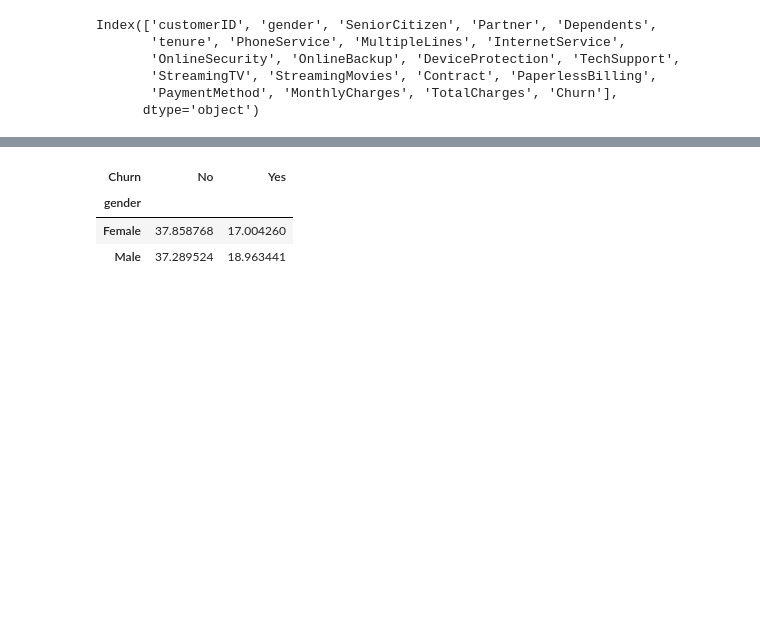
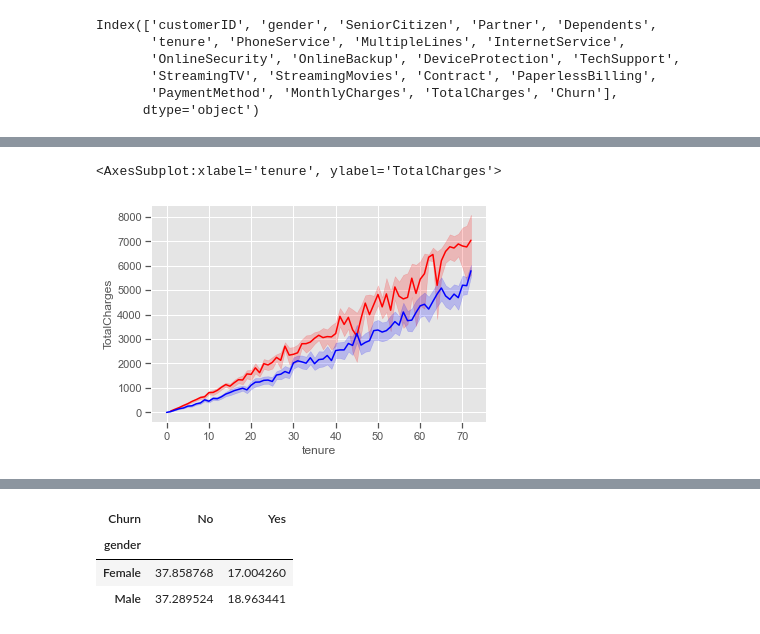
Before and after one commit to VIP509/Churn-Analysis-BA, a Jupyter notebook: ChurnAnalysis.ipynb, the cells around one changed output, grey strips where cells are left out. Saved outputs shown, nothing was run; the diff lists cells and outputs as text; code cells hidden in the pictures; blank space fills up the shorter version.

```diff
--- a/ChurnAnalysis.ipynb
+++ b/ChurnAnalysis.ipynb
@@ -293 +271,7 @@ bar_plot1()
+# %%
+sns.lineplot(y = churn.TotalCharges[churn.Churn == 'Yes'], x = churn.tenure[churn.Churn == 'Yes'],data = churn,color = 'red' )
+sns.lineplot(y = churn.TotalCharges[churn.Churn == 'No'], x = churn.tenure[churn.Churn == 'No'],data = churn,color = 'blue' )
+# %% [output]
+<AxesSubplot:xlabel='tenure', ylabel='TotalCharges'>
+[figure, added]
 # %%
```
Also changed, not shown: parts of 25 cells of this notebook.
